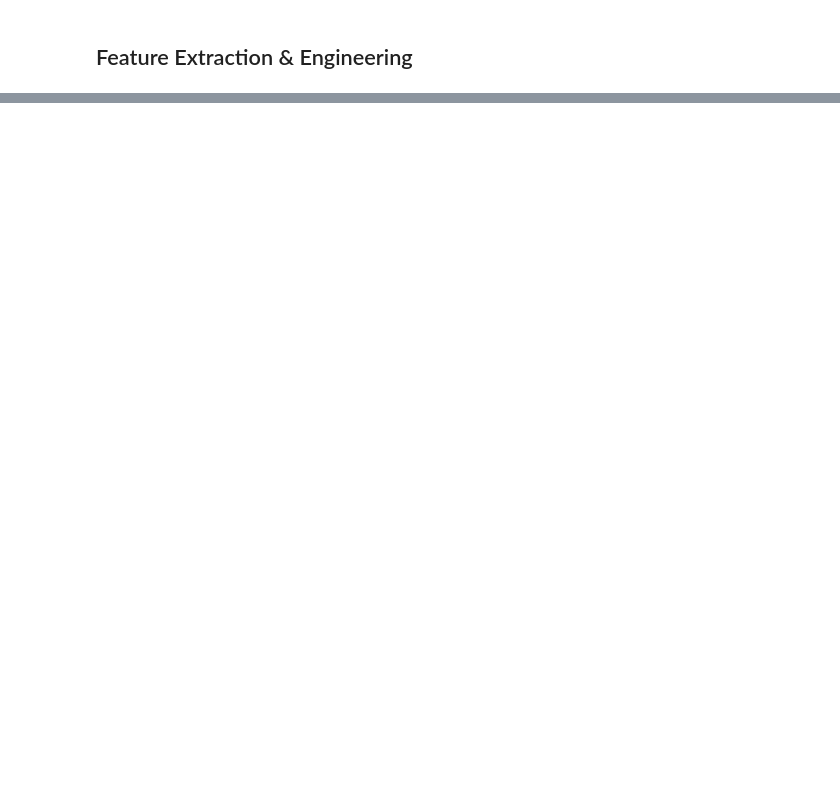
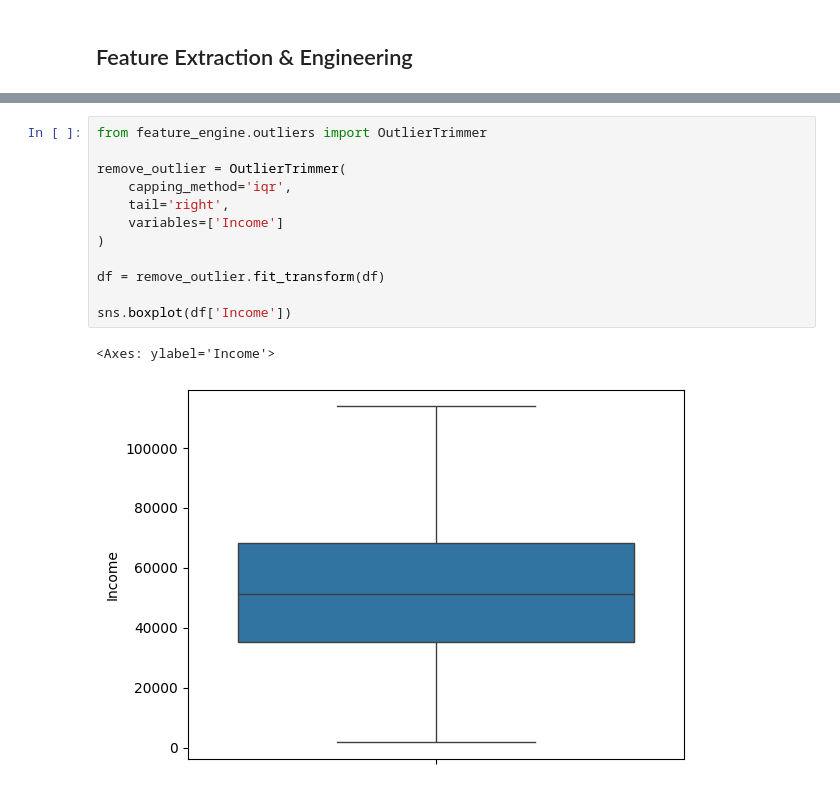
Before and after one commit to GDGoCTelu/Machine-Learning-Repository, a Jupyter notebook: Source Codes/4_Machine Learning 101 (Unsupervised Learning)/main.ipynb, the cells around one changed output, grey strips where cells are left out. Saved outputs shown, nothing was run; the diff lists cells and outputs as text; blank space fills up the shorter version.

```diff
--- a/Source Codes/4_Machine Learning 101 (Unsupervised Learning)/main.ipynb
+++ b/Source Codes/4_Machine Learning 101 (Unsupervised Learning)/main.ipynb
@@ -565,0 +331,15 @@ plt.show()
+# %%
+from feature_engine.outliers import OutlierTrimmer
+
+remove_outlier = OutlierTrimmer(
+    capping_method='iqr',
+    tail='right',
+    variables=['Income']
+)
+
+df = remove_outlier.fit_transform(df)
+
+sns.boxplot(df['Income'])
+# %% [output]
+<Axes: ylabel='Income'>
+[figure, added]
```
Also changed, not shown: parts of 125 cells of this notebook.
